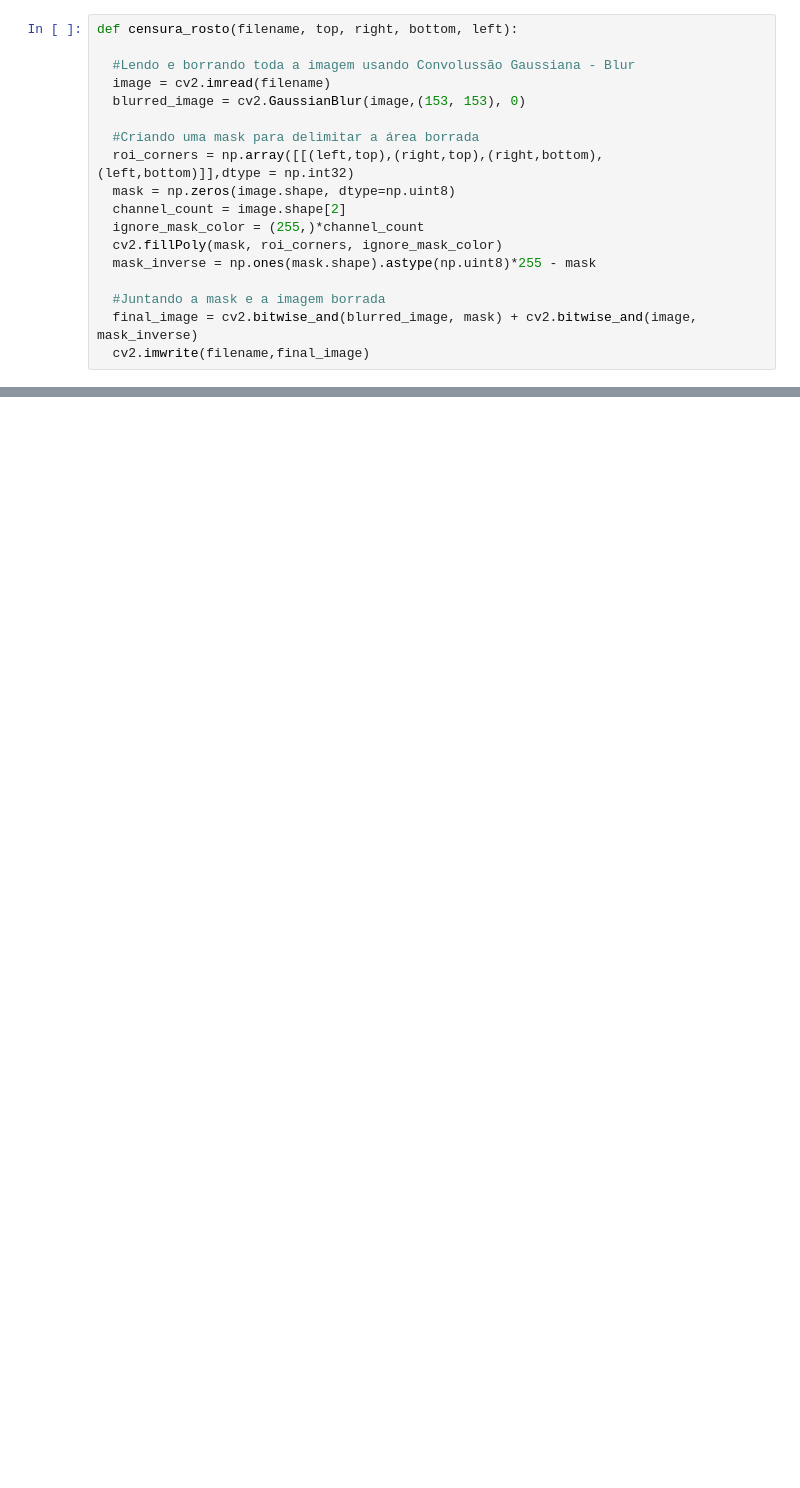
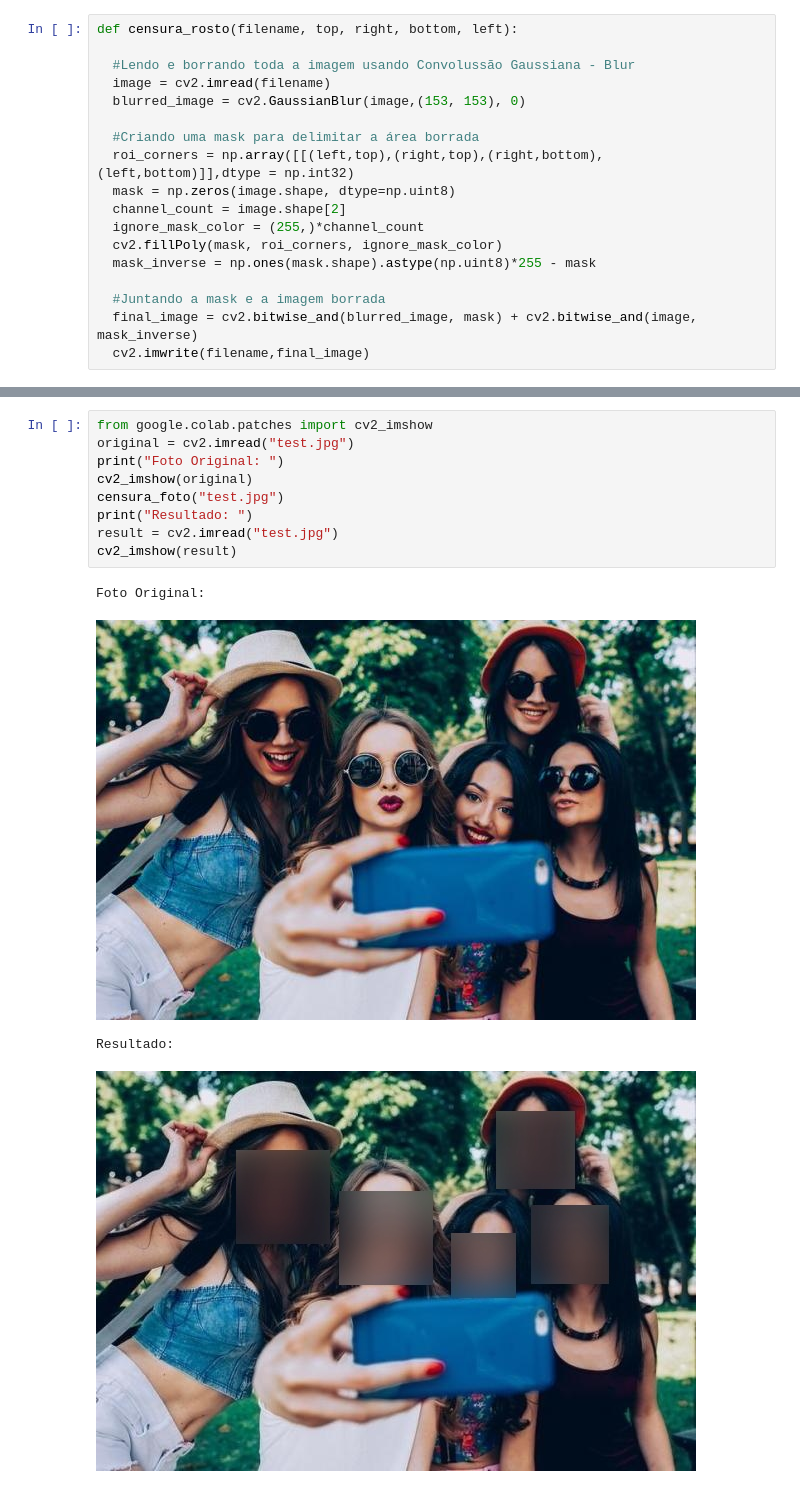
Before and after one commit to manoelmms/blur_faces, a Jupyter notebook: Trabalho_Final_Algebra_Linear.ipynb, the cells around one changed output, grey strips where cells are left out. Drawn from its saved outputs; the diff is of its cells as text; blank space fills up the shorter version.

```diff
--- a/Trabalho_Final_Algebra_Linear.ipynb
+++ b/Trabalho_Final_Algebra_Linear.ipynb
@@ -130,0 +142,14 @@ def censura_video(filename, number_of_times_to_upsample = 1):
+# %%
+from google.colab.patches import cv2_imshow
+original = cv2.imread("test.jpg")
+print("Foto Original: ")
+cv2_imshow(original)
+censura_foto("test.jpg")
+print("Resultado: ")
+result = cv2.imread("test.jpg")
+cv2_imshow(result)
+# %% [output]
+Foto Original:
+[figure, added]
+Resultado:
+[figure, added]
```
Also changed, not shown: parts of 7 cells of this notebook, 1 other file.
